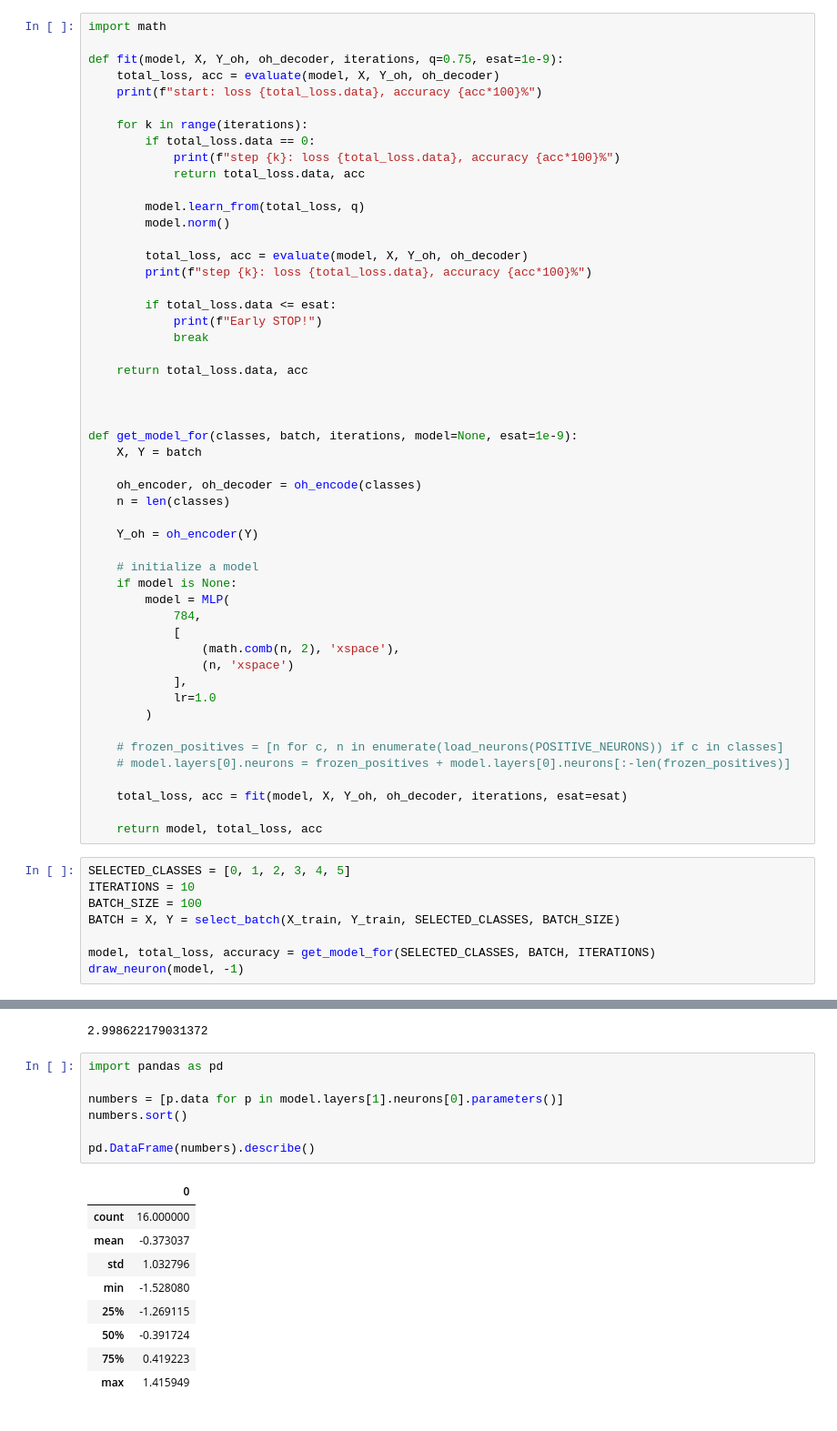
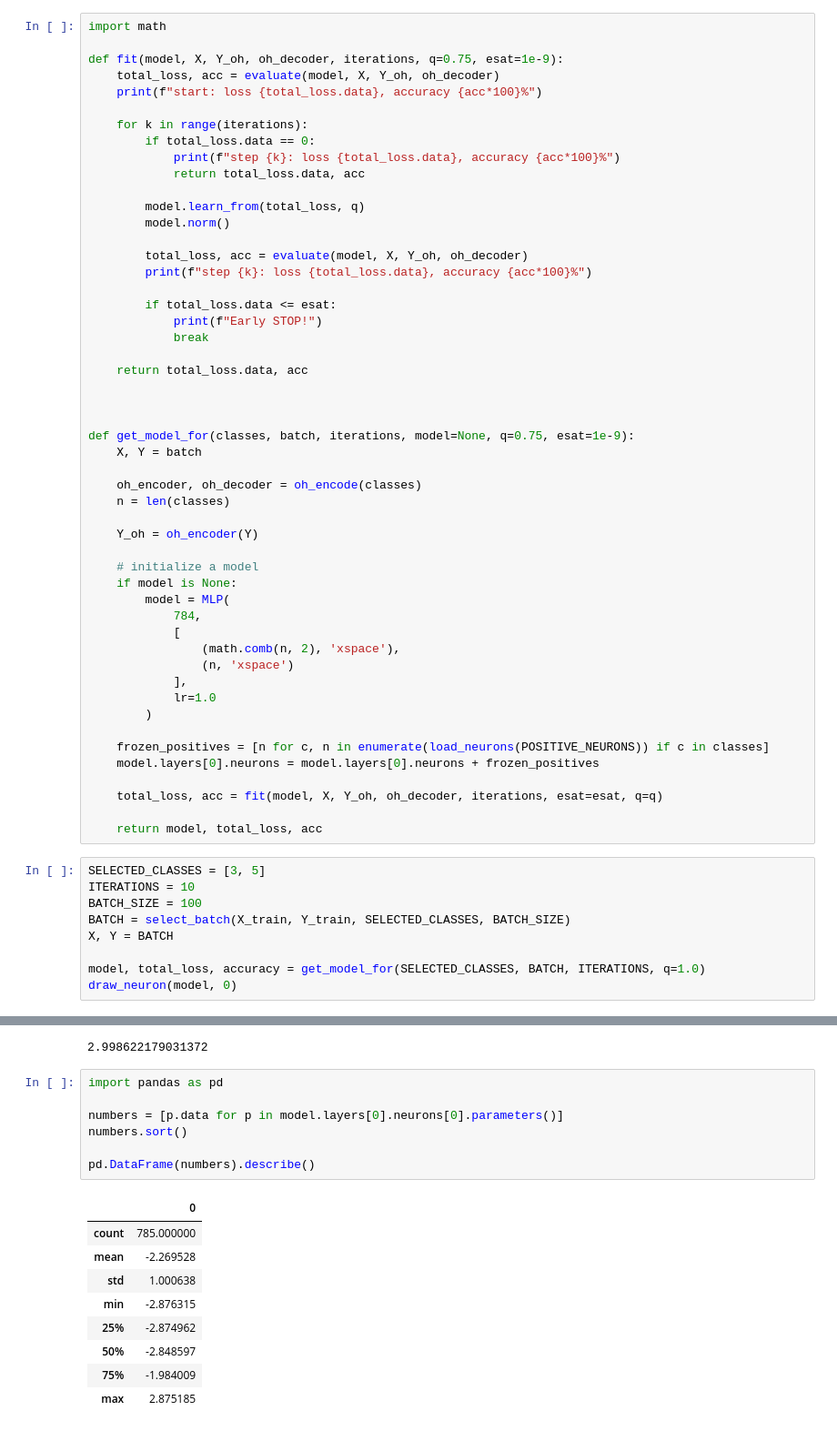
Before and after one commit to AndreyE/micrograd, a Jupyter notebook: mnist.ipynb, the cells around one changed output, grey strips where cells are left out. Shown at 91% size. Drawn from its saved outputs; the diff is of its cells as text.

```diff
--- a/mnist.ipynb
+++ b/mnist.ipynb
@@ -191,7 +191,7 @@ def fit(model, X, Y_oh, oh_decoder, iterations, q=0.75, esat=1e-9):
 
 
 
-def get_model_for(classes, batch, iterations, model=None, esat=1e-9):
+def get_model_for(classes, batch, iterations, model=None, q=0.75, esat=1e-9):
     X, Y = batch
 
     oh_encoder, oh_decoder = oh_encode(classes)
@@ -210,18 +210,19 @@ def get_model_for(classes, batch, iterations, model=None, esat=1e-9):
             lr=1.0
         )
 
-    # frozen_positives = [n for c, n in enumerate(load_neurons(POSITIVE_NEURONS)) if c in classes]
-    # model.layers[0].neurons = frozen_positives + model.layers[0].neurons[:-len(frozen_positives)]
+    frozen_positives = [n for c, n in enumerate(load_neurons(POSITIVE_NEURONS)) if c in classes]
+    model.layers[0].neurons = model.layers[0].neurons + frozen_positives
 
-    total_loss, acc = fit(model, X, Y_oh, oh_decoder, iterations, esat=esat)
+    total_loss, acc = fit(model, X, Y_oh, oh_decoder, iterations, esat=esat, q=q)
 
     return model, total_loss, acc
 # %%
-SELECTED_CLASSES = [0, 1, 2, 3, 4, 5]
+SELECTED_CLASSES = [3, 5]
 ITERATIONS = 10
 BATCH_SIZE = 100
-BATCH = X, Y = select_batch(X_train, Y_train, SELECTED_CLASSES, BATCH_SIZE)
+BATCH = select_batch(X_train, Y_train, SELECTED_CLASSES, BATCH_SIZE)
+X, Y = BATCH
 
-model, total_loss, accuracy = get_model_for(SELECTED_CLASSES, BATCH, ITERATIONS)
-draw_neuron(model, -1)
+model, total_loss, accuracy = get_model_for(SELECTED_CLASSES, BATCH, ITERATIONS, q=1.0)
+draw_neuron(model, 0)
 # %% [output]
@@ -250,17 +250,17 @@ model.layers[0].neurons[0].parameters()[0].data
 # %%
 import pandas as pd
 
-numbers = [p.data for p in model.layers[1].neurons[0].parameters()]
+numbers = [p.data for p in model.layers[0].neurons[0].parameters()]
 numbers.sort()
 
 pd.DataFrame(numbers).describe()
 # %% [output]
 |  | 0 |
-| count | 16.000000 |
-| mean | -0.373037 |
-| std | 1.032796 |
-| min | -1.528080 |
-| 25% | -1.269115 |
-| 50% | -0.391724 |
-| 75% | 0.419223 |
-| max | 1.415949 |
+| count | 785.000000 |
+| mean | -2.269528 |
+| std | 1.000638 |
+| min | -2.876315 |
+| 25% | -2.874962 |
+| 50% | -2.848597 |
+| 75% | -1.984009 |
+| max | 2.875185 |
```
Also changed, not shown: parts of 2 cells of this notebook, 2 other files.
